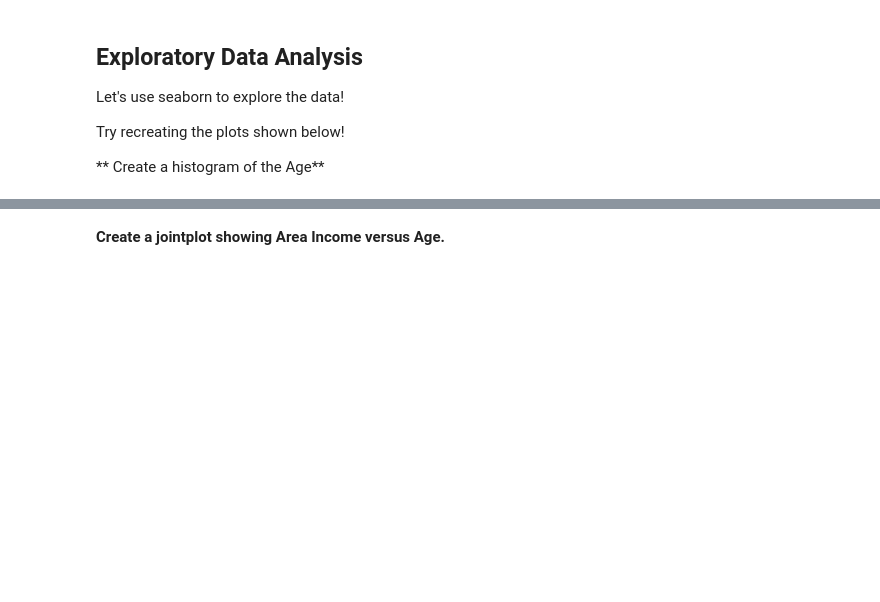
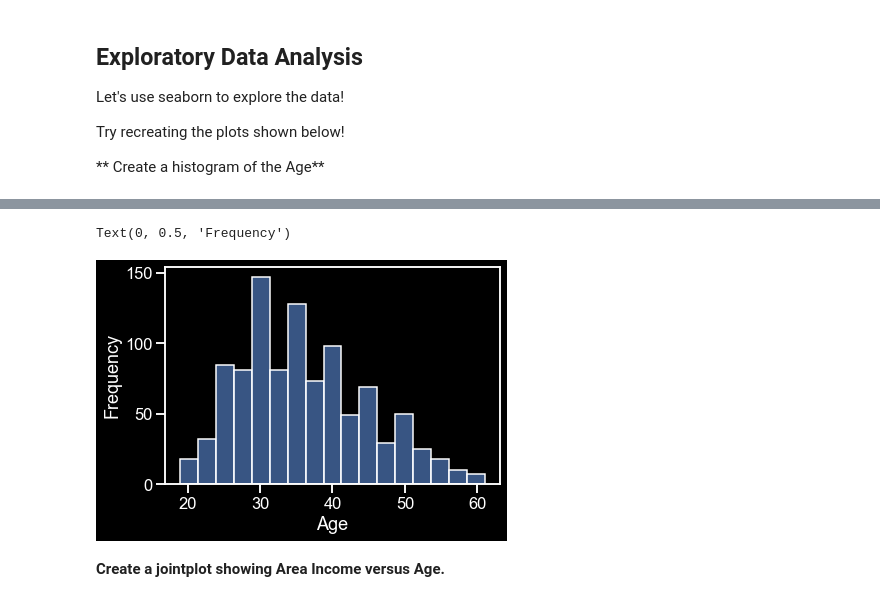
Before and after one commit to GiscardAniambossou/Track-B-Assignments, a Jupyter notebook: Unit 4 - Machine Learning and Modeling Techniques/Assignments/Machine_Learning_Logistic_Regression_Guided_Project.ipynb, the cells around one changed output, grey strips where cells are left out. Cells and saved outputs as stored; diff of their text form; code cells hidden in the pictures; blank space fills up the shorter version.

```diff
--- a/Unit 4 - Machine Learning and Modeling Techniques/Assignments/Machine_Learning_Logistic_Regression_Guided_Project.ipynb
+++ b/Unit 4 - Machine Learning and Modeling Techniques/Assignments/Machine_Learning_Logistic_Regression_Guided_Project.ipynb
@@ -25,5 +25,7 @@ from sklearn.metrics import classification_report, confusion_matrix
 **Read in the advertising.csv file and load it to a data frame called ad_data.**
 The dATA PATH:
 https://raw.githubusercontent.com/niteen11/cuny_lagcc_micro_credential_data_analytics/main/Track%20A/Unit%204%20-%20Machine%20Learning%20and%20Modeling%20Techniques/Dataset/advertising.csv
+# %%
+ad = pd.read_csv('https://raw.githubusercontent.com/niteen11/cuny_lagcc_micro_credential_data_analytics/main/Track%20A/Unit%204%20-%20Machine%20Learning%20and%20Modeling%20Techniques/Dataset/advertising.csv')
 # %% [markdown]
 **Check the head of ad_data**
@@ -82,2 +85,13 @@ Try recreating the plots shown below!
+# %%
+sns.set(style="ticks", context="talk")
+plt.style.use("dark_background")
+# %%
+agehistogram = sns.histplot(
+    data=ad,
+    x='Age',)
+agehistogram.set_ylabel("Frequency")
+# %% [output]
+Text(0, 0.5, 'Frequency')
+[figure, added]
 # %% [markdown]
 **Create a jointplot showing Area Income versus Age.**
```
Also changed, not shown: parts of 9 cells of this notebook, 10 other files.
